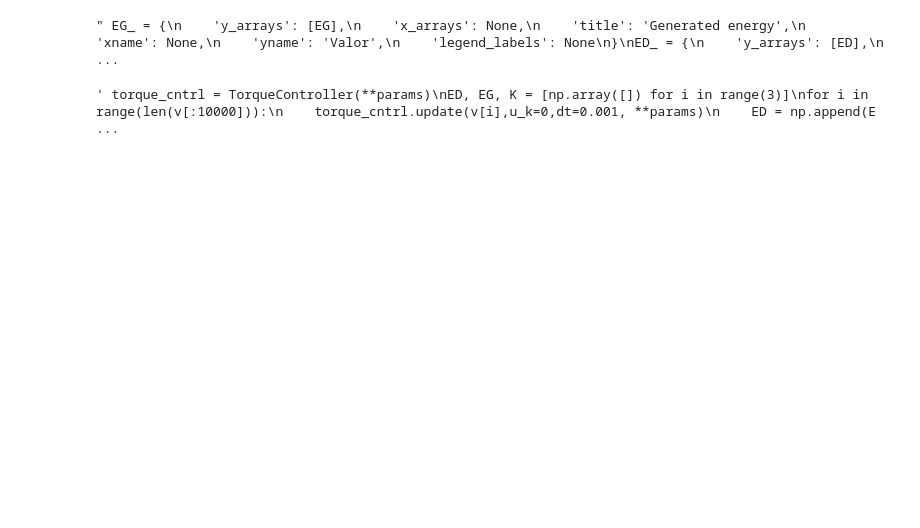
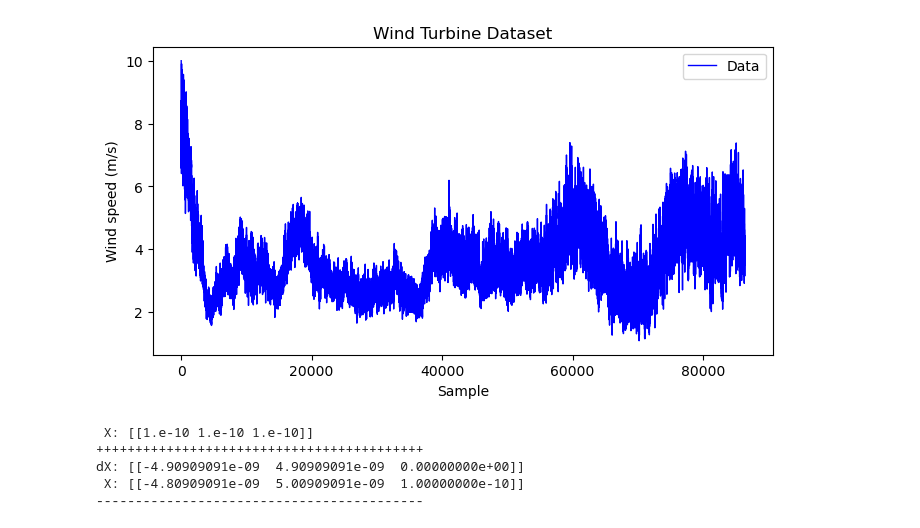
Before and after one commit to cduartes0203/ControleRobustoArtigo, a Jupyter notebook: Artigo_V2.ipynb, the cells around one changed output. Cells and saved outputs as stored; diff of their text form; code cells hidden in the pictures; blank space fills up the shorter version.

```diff
--- a/Artigo_V2.ipynb
+++ b/Artigo_V2.ipynb
@@ -1,48 +1,27 @@
 # %%
 import numpy as np
 import cvxpy as cp
 import pandas as pd
+from scipy.io import netcdf
 import math
 import kagglehub
 import os
 from GraphUtils import *
 from StateObserver import *
 from ReferenceConverter import *
 from FeedbackController import *
 from TorqueController import *
 
 pd.set_option('display.width', 1000)
 pd.set_option('display.max_columns', 100)
 
 MU = 2.0
 SIGMA = 0.5
+
+path = 'WindSpeed.csv'
+df = pd.read_csv(path)
+v = df.iloc[:,0].values + 1e-16
+v[0]=10
+PlotSingle(y=v,w=8,yname=r'Wind speed (m/s)', xname='Sample', title='Wind Turbine Dataset',pltly=False)
+# %% [output]
+[figure, added]
-# %%
-""" EG_ = {
-    'y_arrays': [EG],
-    'x_arrays': None,
-    'title': 'Generated energy',
-    'xname': None,
-    'yname': 'Valor',
-    'legend_labels': None
-}
-ED_ = {
-    'y_arrays': [ED],
-    'x_arrays': None,
-    'title': 'Dissipated energy',
-    'xname': None,
-    'yname': 'Valor',
-    'legend_labels': None
-}
-K_ = {
-    'y_arrays': [K],
-    'x_arrays': None,
-    'title': r'$K_{mppt}$ gain',
-    'xname': None,
-    'yname': 'Valor',
-    'legend_labels': None
-}
-all_plots = [ED_,EG_,K_]
-MultiPlot(all_plots, rows=1, cols=3, pltly=False, main_title='Análise de Funções Diversas (Matplotlib)', fig_size=(12,4))
- """
-# %% [output]
-" EG_ = {\n    'y_arrays': [EG],\n    'x_arrays': None,\n    'title': 'Generated energy',\n    'xname': None,\n    'yname': 'Valor',\n    'legend_labels': None\n}\nED_ = {\n    'y_arrays': [ED],\n     ...
@@ -67,13 +41,25 @@ params = {
     "Vmin": 0.2
 }
 # %%
-""" torque_cntrl = TorqueController(**params)
-ED, EG, K = [np.array([]) for i in range(3)]
-for i in range(len(v[:10000])):
-    torque_cntrl.update(v[i],u_k=0,dt=0.001, **params)
-    ED = np.append(ED,torque_cntrl.ED)
-    EG = np.append(EG,torque_cntrl.EG)
-    K = np.append(K,torque_cntrl.K_mppt)
- """
+Tcntrl = TorqueController(**params)
+rep = 1
+PD, PG = [], []
+print(' X:',Tcntrl.X.T)
+print('++++++++++++++++++++++++++++++++++++++++++')
+
+for i in range(len(v[:1])):
+
+    for j in range(rep):
+        Tcntrl.update(v[i],uk=0,dt=1/rep, **params)
+        print('dX:',Tcntrl.dX.T)
+        print(' X:',Tcntrl.X.T)
+
+    print('------------------------------------------')
+    PD.append(Tcntrl.PD)
+    PG.append(Tcntrl.PG)
 # %% [output]
-' torque_cntrl = TorqueController(**params)\nED, EG, K = [np.array([]) for i in range(3)]\nfor i in range(len(v[:10000])):\n    torque_cntrl.update(v[i],u_k=0,dt=0.001, **params)\n    ED = np.append(E ...
+ X: [[1.e-10 1.e-10 1.e-10]]
+++++++++++++++++++++++++++++++++++++++++++
+dX: [[-4.90909091e-09  4.90909091e-09  0.00000000e+00]]
+ X: [[-4.80909091e-09  5.00909091e-09  1.00000000e-10]]
+------------------------------------------
```
Also changed, not shown: parts of 8 cells of this notebook, 1 other file.
